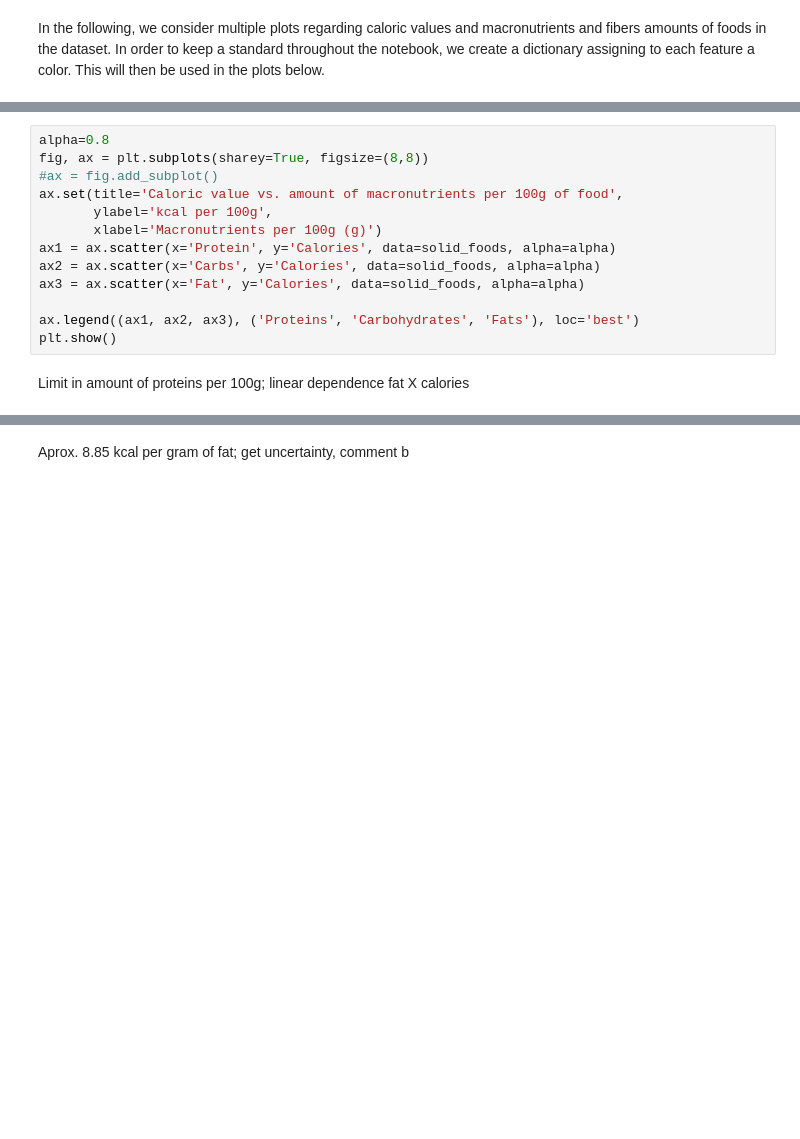
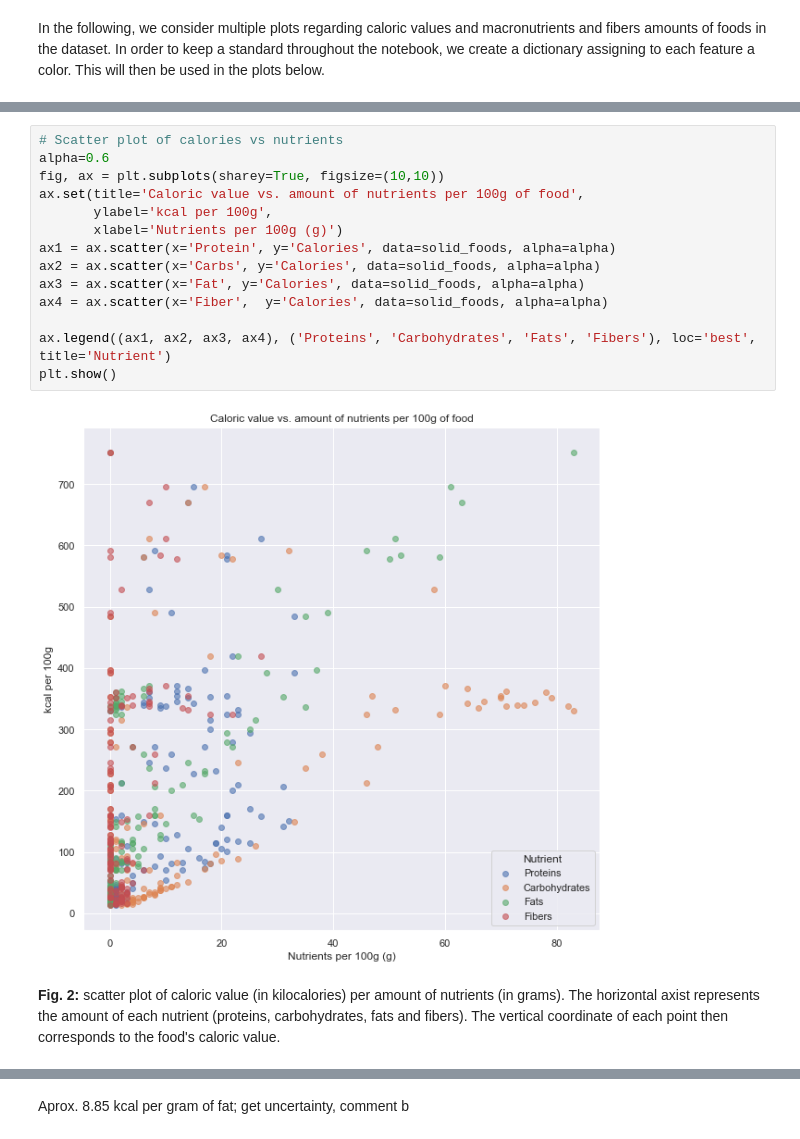
Before and after one commit to jbvasconcellos/foods, a Jupyter notebook: food.ipynb, the cells around one changed output, grey strips where cells are left out. Drawn from its saved outputs; the diff is of its cells as text; blank space fills up the shorter version.

```diff
--- a/food.ipynb
+++ b/food.ipynb
@@ -342,15 +371,18 @@ plt.show()
 # %%
-alpha=0.8
-fig, ax = plt.subplots(sharey=True, figsize=(8,8))
-#ax = fig.add_subplot()
-ax.set(title='Caloric value vs. amount of macronutrients per 100g of food',
+# Scatter plot of calories vs nutrients
+alpha=0.6
+fig, ax = plt.subplots(sharey=True, figsize=(10,10))
+ax.set(title='Caloric value vs. amount of nutrients per 100g of food',
        ylabel='kcal per 100g',
-       xlabel='Macronutrients per 100g (g)')
+       xlabel='Nutrients per 100g (g)')
 ax1 = ax.scatter(x='Protein', y='Calories', data=solid_foods, alpha=alpha)
 ax2 = ax.scatter(x='Carbs', y='Calories', data=solid_foods, alpha=alpha)
 ax3 = ax.scatter(x='Fat', y='Calories', data=solid_foods, alpha=alpha)
+ax4 = ax.scatter(x='Fiber',  y='Calories', data=solid_foods, alpha=alpha)
 
-ax.legend((ax1, ax2, ax3), ('Proteins', 'Carbohydrates', 'Fats'), loc='best')
+ax.legend((ax1, ax2, ax3, ax4), ('Proteins', 'Carbohydrates', 'Fats', 'Fibers'), loc='best', title='Nutrient')
 plt.show()
+# %% [output]
+[figure, added]
-# %% [markdown]
-Limit in amount of proteins per 100g; linear dependence fat X calories
+# %% [markdown]
+**Fig. 2:** scatter plot of caloric value (in kilocalories) per amount of nutrients (in grams). The horizontal axist represents the amount of each nutrient (proteins, carbohydrates, fats and fibers). The vertical coordinate of each point then corresponds to the food's caloric value.
```
Also changed, not shown: parts of 17 cells of this notebook.
